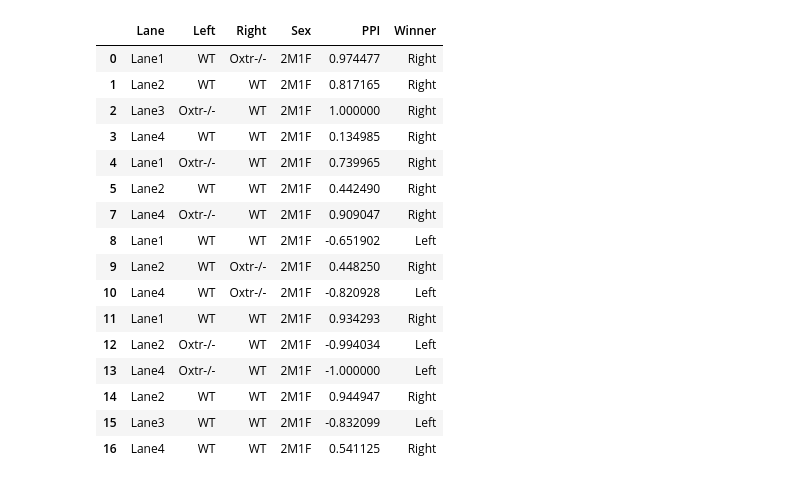
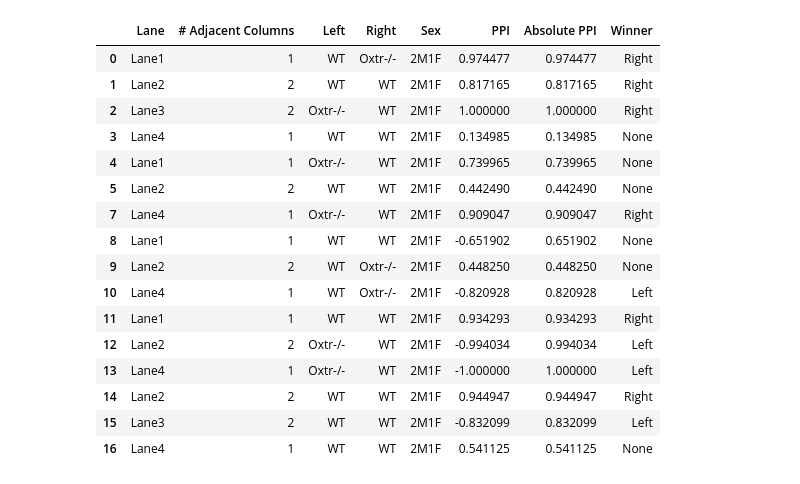
Before and after one commit to nhoglen/ppt-lanes, a Jupyter notebook: Data Analysis Prototype.ipynb, the cells around one changed output. Cells and saved outputs as stored; diff of their text form; code cells hidden in the pictures.

```diff
--- a/Data Analysis Prototype.ipynb
+++ b/Data Analysis Prototype.ipynb
@@ -9,6 +10,7 @@ import os
 NCmetadatafile = '220211_2M1F_NaiveChoice_metadata.csv'
 FCmetadatafile = '220211_2F1M_final_metadata.csv'
 huddle_time = 20 #ms
+PPI_floor = 0.75 #value taken from Kim
 
 make_duplicate_plots = True
 # %%
@@ -53,16 +85,19 @@ def plot (datatable):
 # %%
-#Handle the raw data files
+#Handle the raw data files for naive choice
 
 # 1 - Generate a list of all the files to work on
+#Import metadata as a DataFrame
 NCmetadatatable = pd.read_csv(NCmetadatafile)
-FCmetadatatable = pd.read_csv(FCmetadatafile)
 
+#Define the file path for this data files
 data_dir = os.path.join('C:\\','Users','vashv','OneDrive','Documents','GitHub','ppt-lanes','data_files')
-#dir_list = os.listdir(data_dir)
-#print(dir_list)
 
+
+#Create a list of files for this project
 NC_all_files = []
 NC_all_files += [os.path.join(data_dir, each) for each in os.listdir(data_dir) if 'NaiveChoice' in each]
+
+
 
 # 2 - Set up places to store all your eventual calculations
 winner_column = []
@@ -83,30 +118,19 @@ for file in NC_all_files:
 # Consolidate all your calculations into one big table
 
 NCtable = NCmetadatatable.drop(6)
+#Above done because data is missing
 NCtable.insert(loc = 0,
               column = 'Lane',
               value = extract_lane_info(NC_all_files))
+NCtable.insert(loc = 1,
+              column = '# Adjacent Columns',
+              value = adjacent_columns(NC_all_files))
 NCtable['PPI'] = PPI_column
+NCtable.insert(loc = 7,
+               column = 'Absolute PPI',
+               value = abs(NCtable['PPI']))
 NCtable['Winner'] = winner_column
 NCtable = NCtable.drop('File.name', axis = 1)
 NCtable.to_csv('Summary_table_NC')
 
-#COmpared to Nerissa - you need to calculate winner and all that for everything, and resave - eh just fix
+#Compared to Nerissa - you need to calculate winner and all that for everything, and resave - eh just fix???
-# %% [output]
-|  | Lane | Left | Right | Sex | PPI | Winner |
-| 0 | Lane1 | WT | Oxtr-/- | 2M1F | 0.974477 | Right |
-| 1 | Lane2 | WT | WT | 2M1F | 0.817165 | Right |
-| 2 | Lane3 | Oxtr-/- | WT | 2M1F | 1.000000 | Right |
-| 3 | Lane4 | WT | WT | 2M1F | 0.134985 | Right |
-| 4 | Lane1 | Oxtr-/- | WT | 2M1F | 0.739965 | Right |
-| 5 | Lane2 | WT | WT | 2M1F | 0.442490 | Right |
-| 7 | Lane4 | Oxtr-/- | WT | 2M1F | 0.909047 | Right |
-| 8 | Lane1 | WT | WT | 2M1F | -0.651902 | Left |
-| 9 | Lane2 | WT | Oxtr-/- | 2M1F | 0.448250 | Right |
-| 10 | Lane4 | WT | Oxtr-/- | 2M1F | -0.820928 | Left |
-| 11 | Lane1 | WT | WT | 2M1F | 0.934293 | Right |
-| 12 | Lane2 | Oxtr-/- | WT | 2M1F | -0.994034 | Left |
-| 13 | Lane4 | Oxtr-/- | WT | 2M1F | -1.000000 | Left |
-| 14 | Lane2 | WT | WT | 2M1F | 0.944947 | Right |
-| 15 | Lane3 | WT | WT | 2M1F | -0.832099 | Left |
-| 16 | Lane4 | WT | WT | 2M1F | 0.541125 | Right |
@@ -124,0 +137,21 @@ sns.relplot(
+# %%
+#Maybe rewrite the way that Nerissa recommended with a summary table for every recording day?
+NCtable
+# %% [output]
+|  | Lane | # Adjacent Columns | Left | Right | Sex | PPI | Absolute PPI | Winner |
+| 0 | Lane1 | 1 | WT | Oxtr-/- | 2M1F | 0.974477 | 0.974477 | Right |
+| 1 | Lane2 | 2 | WT | WT | 2M1F | 0.817165 | 0.817165 | Right |
+| 2 | Lane3 | 2 | Oxtr-/- | WT | 2M1F | 1.000000 | 1.000000 | Right |
+| 3 | Lane4 | 1 | WT | WT | 2M1F | 0.134985 | 0.134985 | None |
+| 4 | Lane1 | 1 | Oxtr-/- | WT | 2M1F | 0.739965 | 0.739965 | None |
+| 5 | Lane2 | 2 | WT | WT | 2M1F | 0.442490 | 0.442490 | None |
+| 7 | Lane4 | 1 | Oxtr-/- | WT | 2M1F | 0.909047 | 0.909047 | Right |
+| 8 | Lane1 | 1 | WT | WT | 2M1F | -0.651902 | 0.651902 | None |
+| 9 | Lane2 | 2 | WT | Oxtr-/- | 2M1F | 0.448250 | 0.448250 | None |
+| 10 | Lane4 | 1 | WT | Oxtr-/- | 2M1F | -0.820928 | 0.820928 | Left |
+| 11 | Lane1 | 1 | WT | WT | 2M1F | 0.934293 | 0.934293 | Right |
+| 12 | Lane2 | 2 | Oxtr-/- | WT | 2M1F | -0.994034 | 0.994034 | Left |
+| 13 | Lane4 | 1 | Oxtr-/- | WT | 2M1F | -1.000000 | 1.000000 | Left |
+| 14 | Lane2 | 2 | WT | WT | 2M1F | 0.944947 | 0.944947 | Right |
+| 15 | Lane3 | 2 | WT | WT | 2M1F | -0.832099 | 0.832099 | Left |
+| 16 | Lane4 | 1 | WT | WT | 2M1F | 0.541125 | 0.541125 | None |
```
Also changed, not shown: parts of 6 cells of this notebook, 3 other files.
